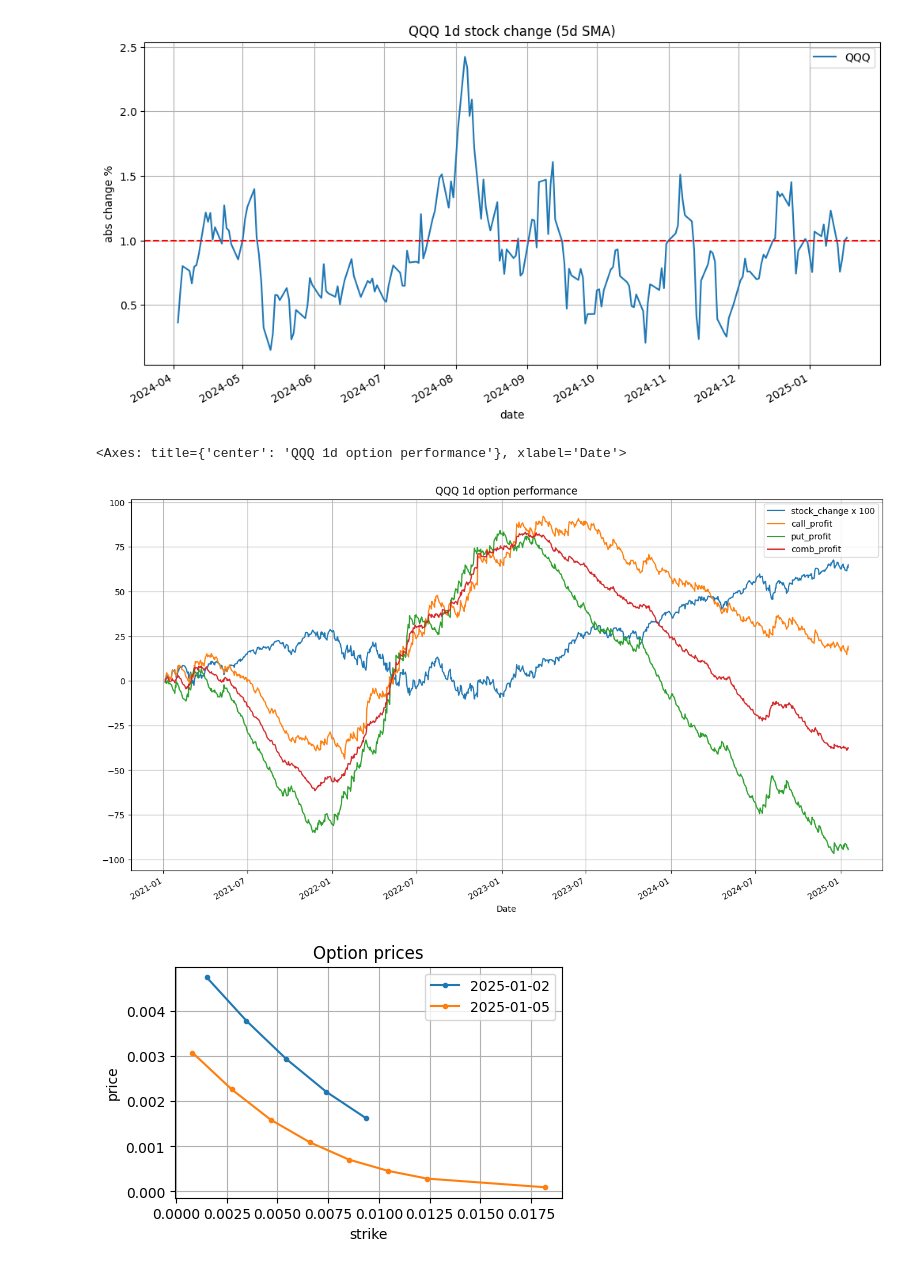
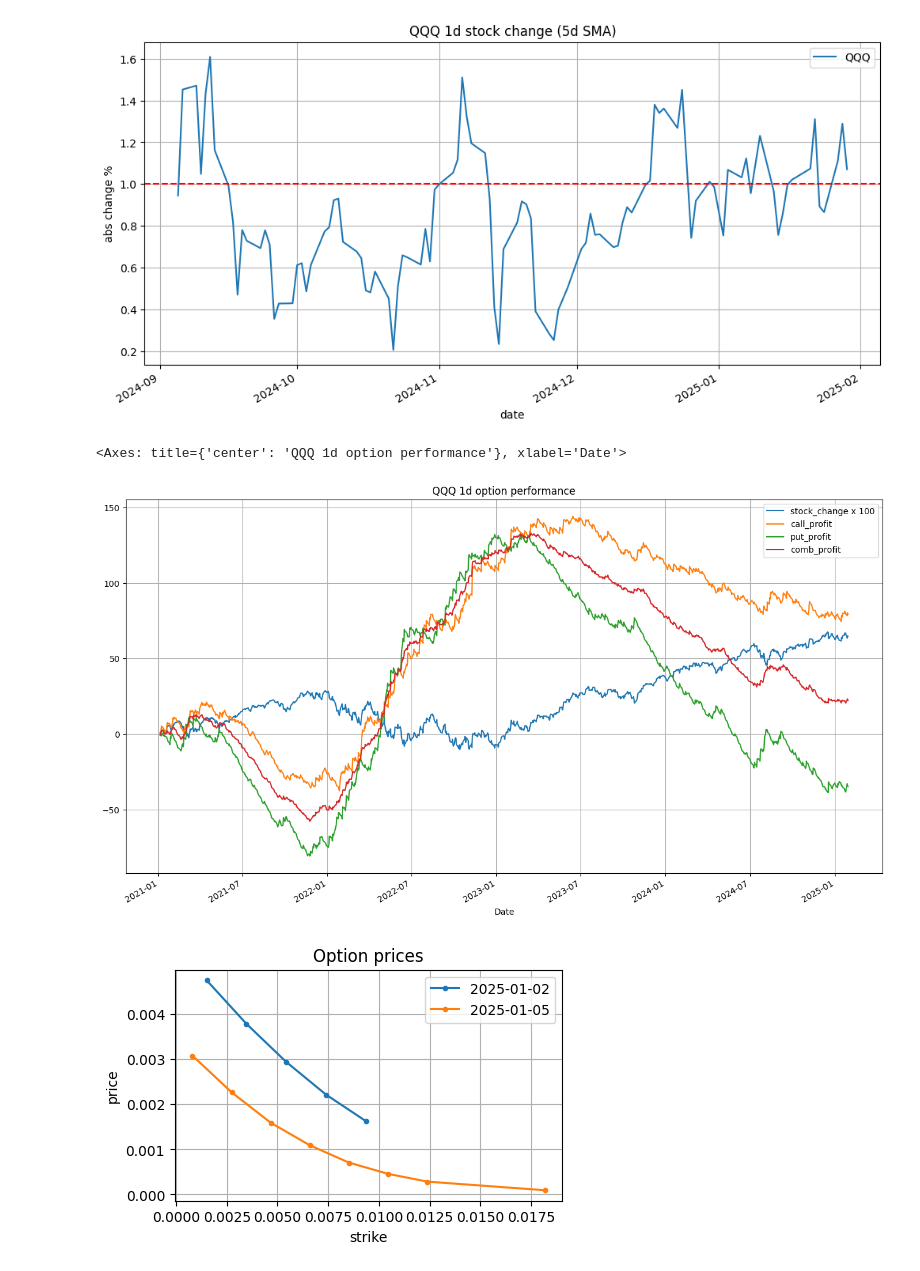
Before and after one commit to dotchev/stox, a Jupyter notebook: daily-QQQ.ipynb, the cells around one changed output. Cells and saved outputs as stored; diff of their text form; code cells hidden in the pictures.

Commit message:
stock sma levels

```diff
--- a/daily-QQQ.ipynb
+++ b/daily-QQQ.ipynb
@@ -17,21 +17,21 @@ history = tickerData.history(interval='1d', start='2021-1-1', end=date.today())
 # %%
 plt.figure(figsize=(12,6))
 
 days = 1
 stock_changes = history['Close'].pct_change(periods=days).abs().rolling(window=5).mean() * 100
-stock_changes[-200:].plot(label=symbol)
+stock_changes[-100:].plot(label=symbol)
 
 plt.title(f'{symbol} {days}d stock change (5d SMA)')
 plt.legend()
 plt.axhline(y=1, color='red', linestyle='--')
 plt.xlabel('date')
 plt.ylabel('abs change %')
 plt.grid()
 # %% [output]
-[figure, old version]
+[figure, new version]
 # %%
-opt_rel_price = 0.005 # 0.5%
-gap = 0.001 # 0.1%
+opt_rel_price = 0.42/100 # %
+gap = 0.22/100 # %
 
 history['stock_change'] = history.Close.pct_change(periods=1)
 history['call_profit'] = ((history.stock_change - gap) / opt_rel_price - 1).clip(lower=-1)
@@ -43,7 +43,7 @@ history[['stock_change x 100', 'call_profit', 'put_profit', 'comb_profit']].cums
   .plot(figsize=(16,9), grid=True, title=symbol+' 1d option performance')
 # %% [output]
 <Axes: title={'center': 'QQQ 1d option performance'}, xlabel='Date'>
-[figure, old version]
+[figure, new version]
 # %%
 option_prices = [
   {
```
Also changed, not shown: parts of 2 cells of this notebook, 11 other files.
